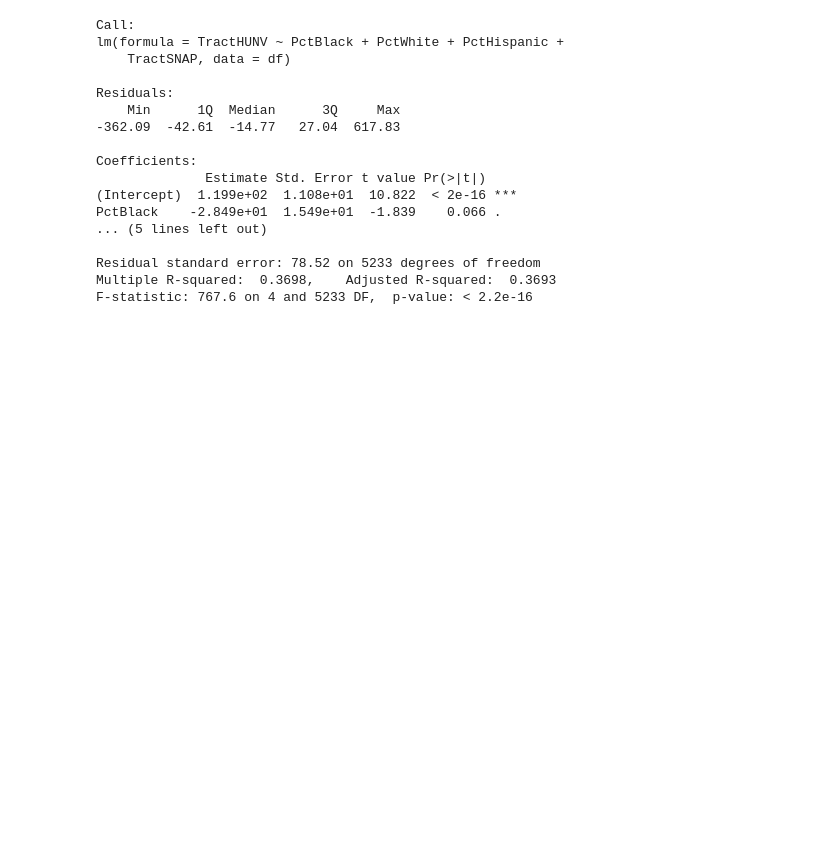
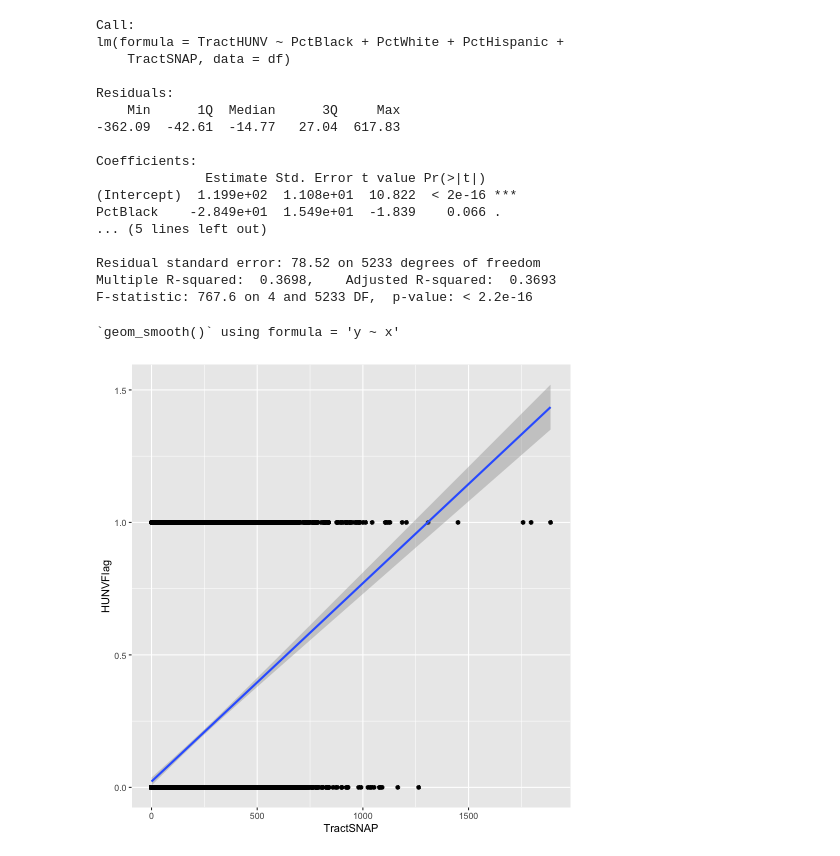
Before and after one commit to jcw2245/Statistical-Exploratory-Analysis-Memo, a Jupyter notebook: Memo Work.ipynb, the cells around one changed output. Drawn from its saved outputs; the diff is of its cells as text; code cells hidden in the pictures; blank space fills up the shorter version.

```diff
--- a/Memo Work.ipynb
+++ b/Memo Work.ipynb
@@ -484,3 +484,13 @@ PctBlack    -2.849e+01  1.549e+01  -1.839    0.066 .
 Residual standard error: 78.52 on 5233 degrees of freedom
 Multiple R-squared:  0.3698,    Adjusted R-squared:  0.3693
 F-statistic: 767.6 on 4 and 5233 DF,  p-value: < 2.2e-16
+# %%
+%%R
+
+ggplot(df) +
+	aes(x = TractSNAP, y = HUNVFlag) +
+	geom_point() +
+	geom_smooth(method='lm')
+# %% [output]
+`geom_smooth()` using formula = 'y ~ x'
+[figure, added]
```
Also changed, not shown: parts of 9 cells of this notebook.
